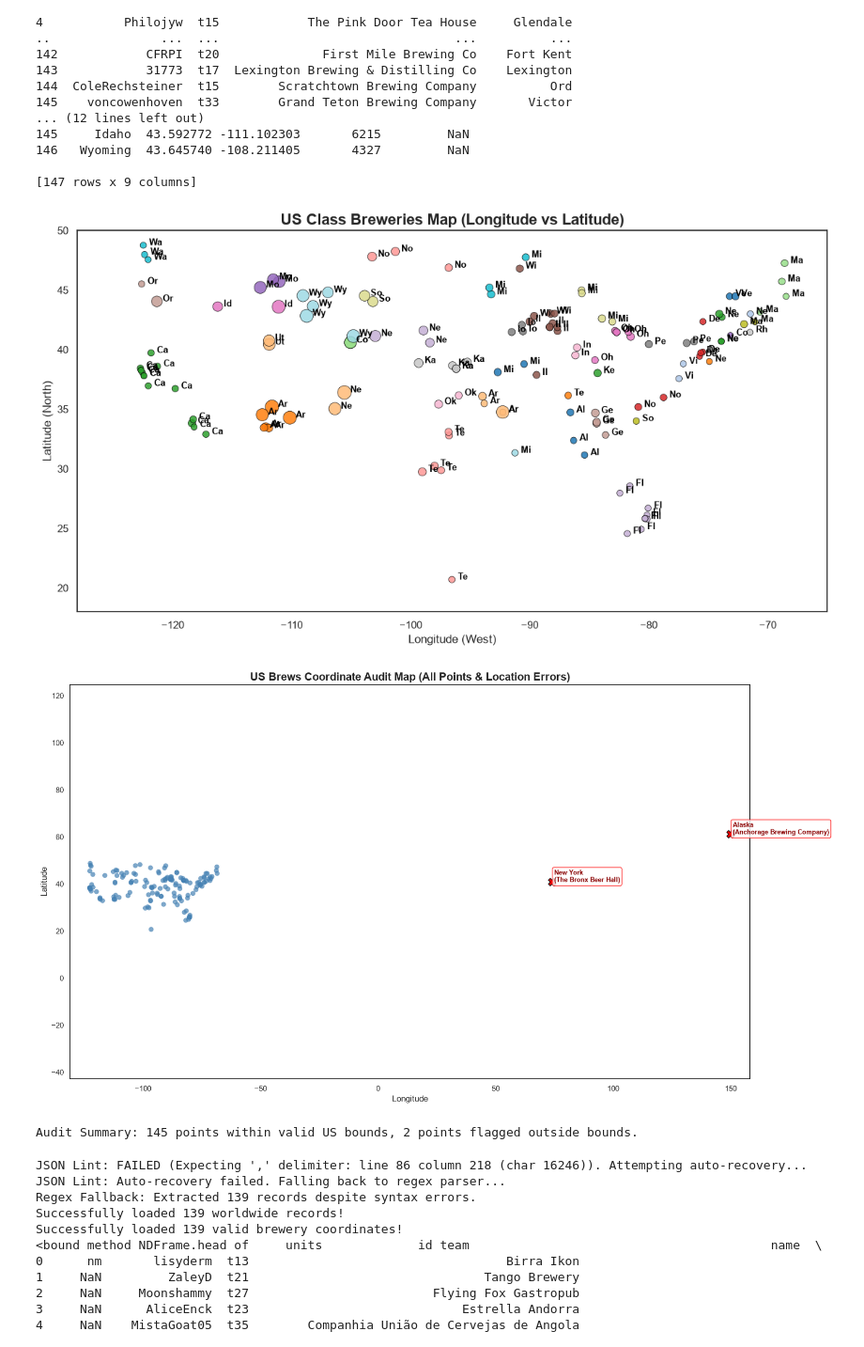
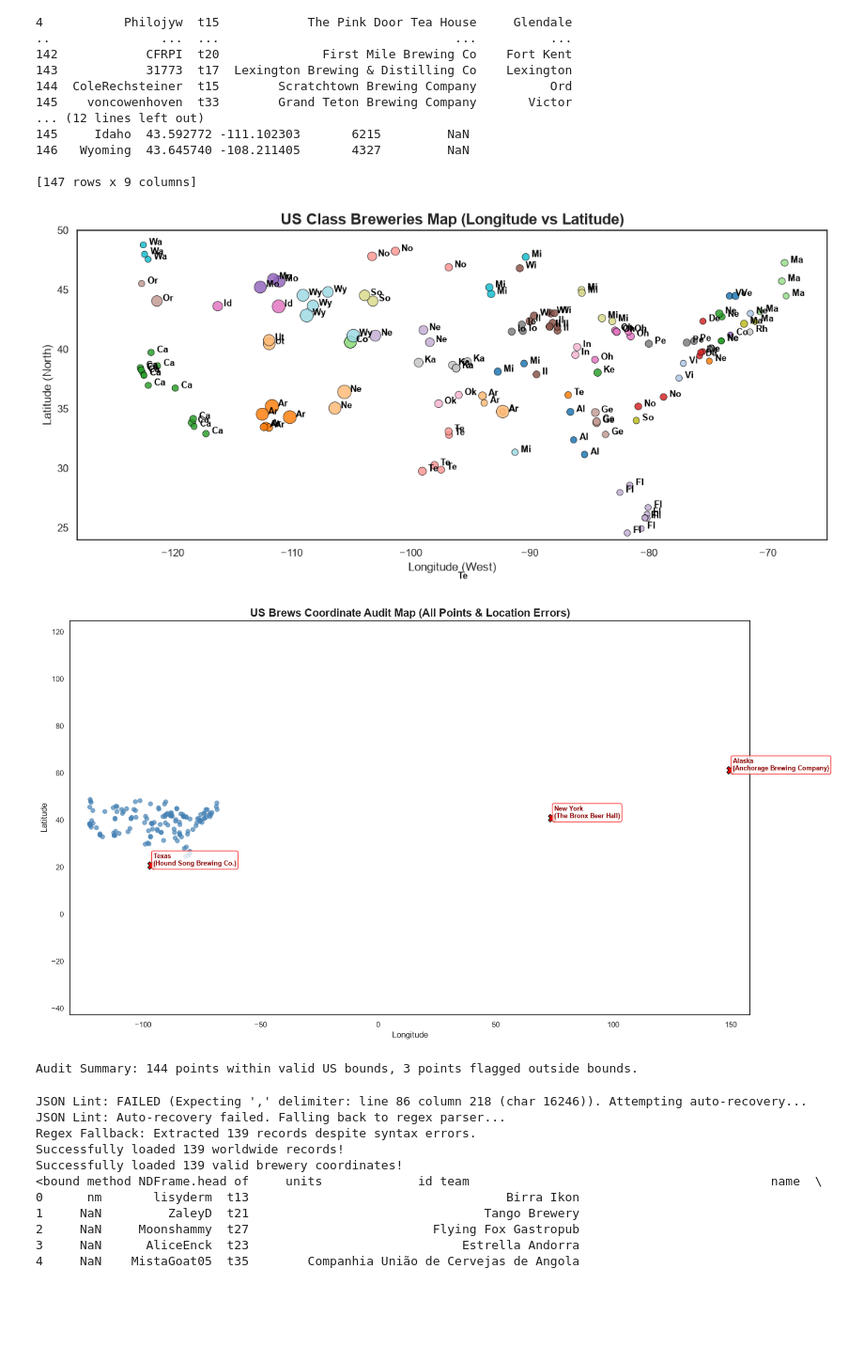
Before and after one commit to lisyderm/brew_validator, a Jupyter notebook: visualizer/us_ww_brew_visualizers.ipynb, the cells around one changed output. Shown at 94% size. Drawn from its saved outputs; the diff is of its cells as text; code cells hidden in the pictures; blank space fills up the shorter version.

Commit message:
clean up comments and amend coordinate bounds us

```diff
--- a/visualizer/us_ww_brew_visualizers.ipynb
+++ b/visualizer/us_ww_brew_visualizers.ipynb
@@ -23,8 +22,8 @@ df["latitude"] = pd.to_numeric(df["latitude"], errors="coerce")
 df["longitude"] = pd.to_numeric(df["longitude"], errors="coerce")
 df["elevation"] = pd.to_numeric(df["elevation"], errors="coerce")
 
-# Drop any rows with missing coordinates
-df = df.dropna(subset=["latitude", "longitude"])
+# Drop any rows with missing coordinates or elevation
+df = df.dropna(subset=["latitude", "longitude", "elevation"])
 
 print(f"Successfully loaded {len(df)} valid brewery coordinates!")
 print(df)
@@ -58,8 +57,7 @@ valid_us = (
 
 df_valid = df[valid_us]
 
-# Seaborn scatter plot: Longitude (X) vs Latitude (Y)
-# We can color-code points by Region (State) and size them by Elevation!
+
 ax = sns.scatterplot(
     data=df,
     x="longitude",
@@ -74,48 +72,47 @@ ax = sns.scatterplot(
     legend=False,
 )
 
 for _, row in df_valid.iterrows():
     label_text = f"{row['region'][:2]}"
     plt.text(
-        row['longitude'] + 0.5,  # Slight offset so text doesn't overlap the marker
+        row['longitude'] + 0.5,  # offset from marker
         row['latitude'],
         label_text,
         fontsize=9,
         fontweight='bold',
         color='black',
-        # bbox=dict(boxstyle="round,pad=0.3", fc="white", ec="red", alpha=0.8)
     )
 
 plt.title(
     "US Class Breweries Map (Longitude vs Latitude)", fontsize=16, fontweight="bold"
 )
 plt.xlabel("Longitude (West)", fontsize=12)
 plt.ylabel("Latitude (North)", fontsize=12)
 
-# Optional: Zoom in slightly to fit the contiguous US bounds nicely
+# contiguous US only
 plt.xlim(-128, -65)
-plt.ylim(18, 50)
+plt.ylim(24, 50)
 
 # Make the map proportions look natural (aspect ratio adjustment)
 ax.set_aspect("equal")
 
 # Move the legend outside or clean it up if it gets too crowded with 50 states
 # plt.legend(bbox_to_anchor=(1.02, 1), loc="upper left", borderaxespad=0, ncol=2)
 # plt.tight_layout()
 
 plt.show()
 # %% [output]
-[figure, old version]
+[figure, new version]
 # %%
 plt.figure(figsize=(16, 9))
 
 # 1. Define valid US geographic boundaries (inclusive of Alaska & Hawaii)
 # Valid Lat: ~18 to 72, Valid Lon: ~-180 to -65 (Must be negative in the Western Hemisphere)
 valid_us = (
-    (df['latitude'] >= 18.0) &
-    (df['latitude'] <= 72.0) &
-    (df['longitude'] >= -180.0) &
-    (df['longitude'] <= -65.0)
+    (df['latitude'] >= 24.0) &
+    (df['latitude'] <= 50.0) &
+    (df['longitude'] >= -125.0) &
+    (df['longitude'] <= -66.0)
 )
 
 df_valid = df[valid_us]
@@ -172,8 +169,8 @@ plt.show()
 
 print(f"Audit Summary: {len(df_valid)} points within valid US bounds, {len(df_invalid)} points flagged outside bounds.")
 # %% [output]
-[figure, old version]
+[figure, new version]
-Audit Summary: 145 points within valid US bounds, 2 points flagged outside bounds.
+Audit Summary: 144 points within valid US bounds, 3 points flagged outside bounds.
 # %%
 import re
 
```
Also changed, not shown: parts of 2 cells of this notebook.
